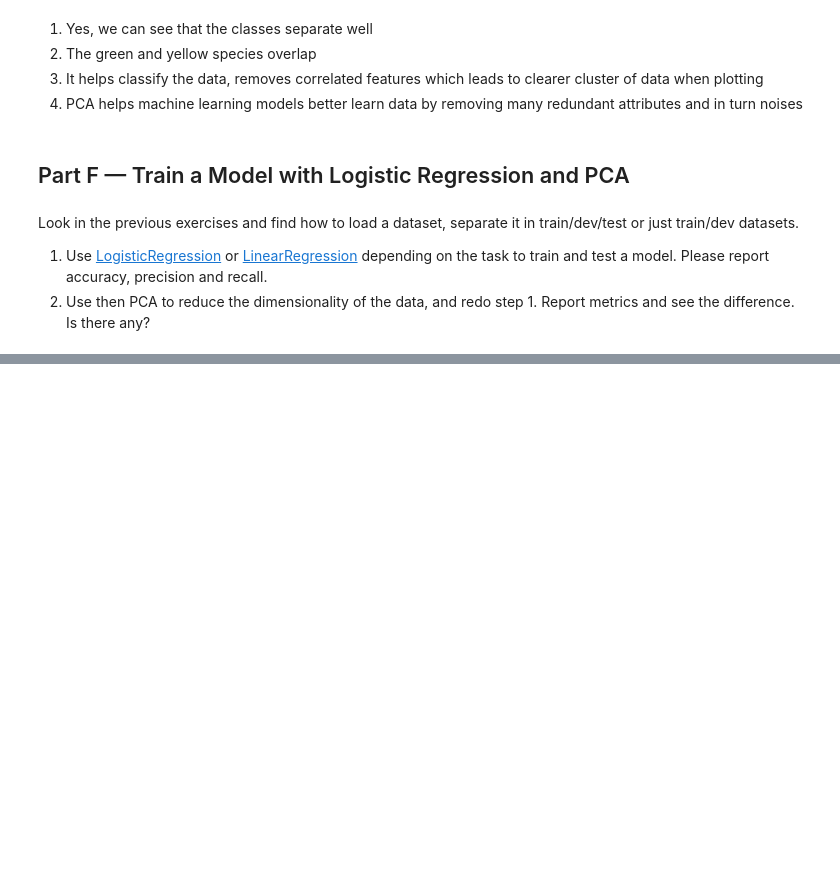
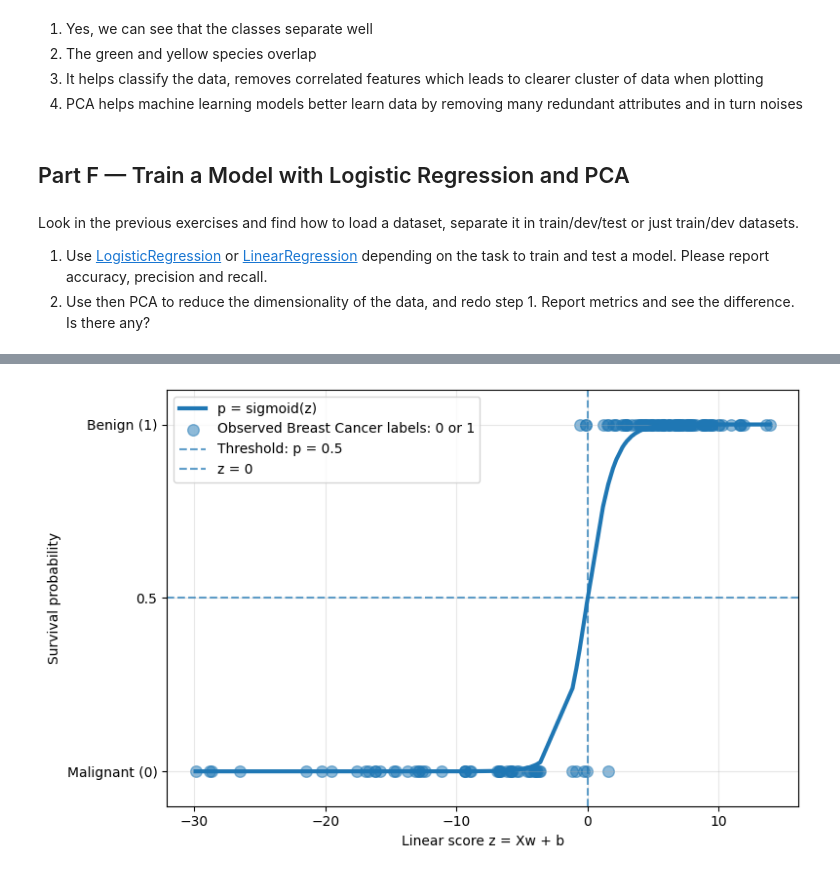
Before and after one commit to Doug1259/ml-course, a Jupyter notebook: docs/5-Principal-Component-Analysis/01-dimensionality-reduction-basics.ipynb, the cells around one changed output, grey strips where cells are left out. Cells and saved outputs as stored; diff of their text form; code cells hidden in the pictures; blank space fills up the shorter version.

```diff
--- a/docs/5-Principal-Component-Analysis/01-dimensionality-reduction-basics.ipynb
+++ b/docs/5-Principal-Component-Analysis/01-dimensionality-reduction-basics.ipynb
@@ -295,0 +337,4 @@ Look in the previous exercises and find how to load a dataset, separate it in tr
+# %%
+features = df.columns.values.tolist()
+X=df[features[0:30]]
+Y=df["class"]
@@ -295,0 +485,51 @@ Look in the previous exercises and find how to load a dataset, separate it in tr
+# %%
+# Sort values so the curve is smooth
+order = np.argsort(z)
+
+z_sorted = z[order]
+p_sorted = p_manual[order]
+
+plt.figure(figsize=(8, 5))
+
+plt.plot(
+    z_sorted,
+    p_sorted,
+    linewidth=3,
+    label="p = sigmoid(z)"
+)
+
+plt.scatter(
+    z,
+    Y_test,
+    s=70,
+    alpha=0.5,
+    label="Observed Breast Cancer labels: 0 or 1"
+)
+
+plt.axhline(
+    0.5,
+    linestyle="--",
+    alpha=0.7,
+    label="Threshold: p = 0.5"
+)
+
+plt.axvline(
+    0,
+    linestyle="--",
+    alpha=0.7,
+    label="z = 0"
+)
+
+plt.xlabel("Linear score z = Xw + b")
+plt.ylabel("Survival probability")
+
+plt.yticks([0, 0.5, 1], ["Malignant (0)", "0.5", "Benign (1)"])
+plt.ylim(-0.1, 1.1)
+
+plt.grid(True, alpha=0.3)
+plt.legend()
+
+plt.tight_layout()
+plt.show()
+# %% [output]
+[figure, added]
```
Also changed, not shown: parts of 12 cells of this notebook.
